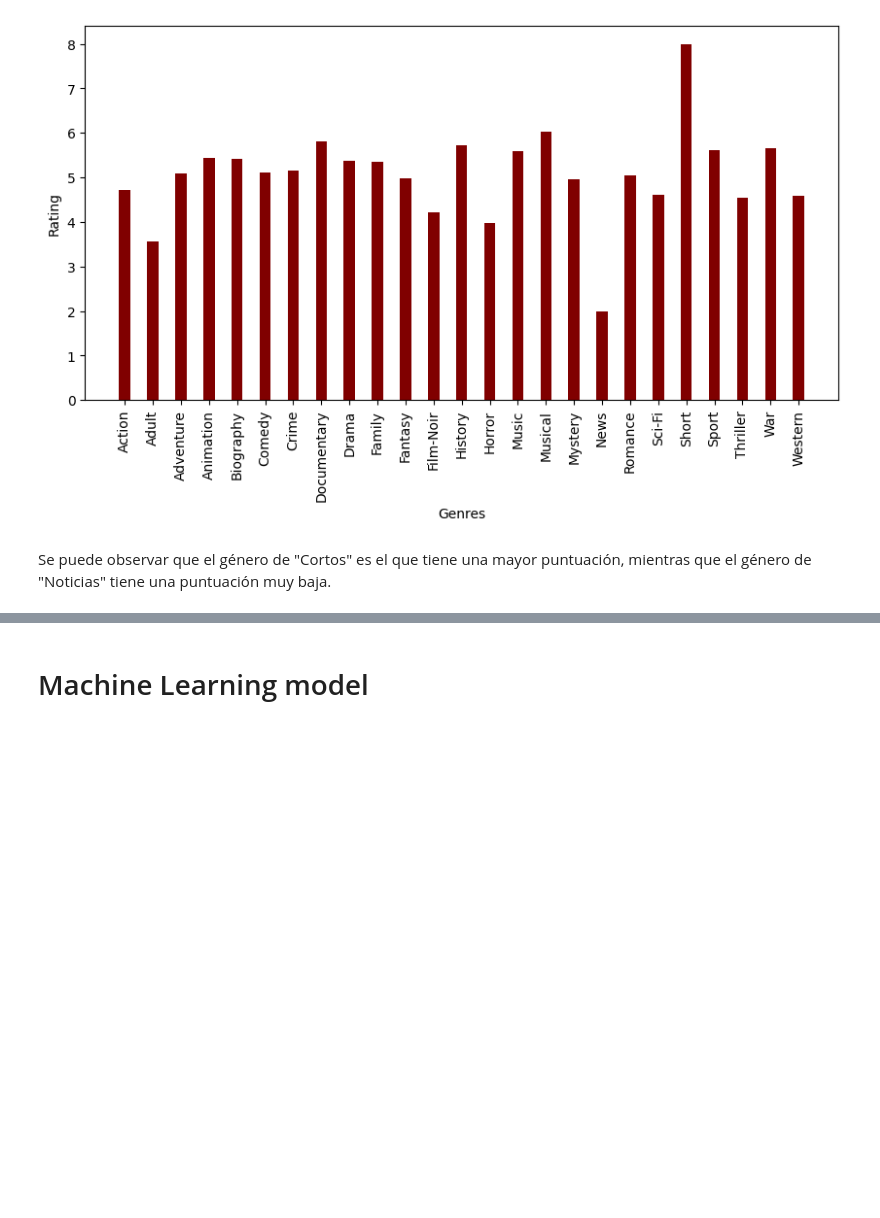
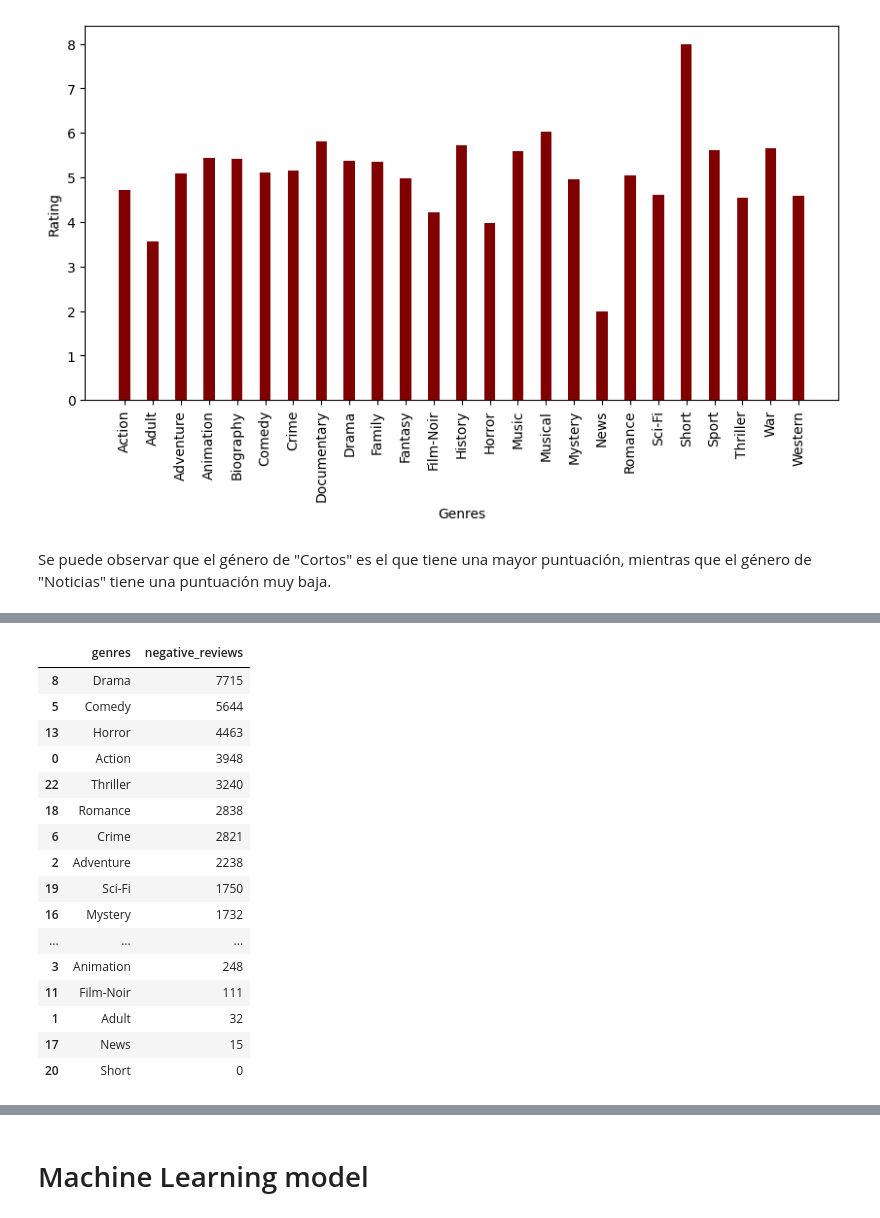
Before and after one commit to Pablot123/TGL_FinalProject, a Jupyter notebook: data_analisis.ipynb, the cells around one changed output, grey strips where cells are left out. Drawn from its saved outputs; the diff is of its cells as text; code cells hidden in the pictures; blank space fills up the shorter version.

```diff
--- a/data_analisis.ipynb
+++ b/data_analisis.ipynb
@@ -224,0 +321,22 @@ Se puede observar que el género de "Cortos" es el que tiene una mayor puntuaci
+# %%
+# Top de generos con mas reviews negativas
+df_genres_sort = pd.DataFrame([[key, dict_genres[key][1]] for key in dict_genres.keys()], columns=['genres', 'negative_reviews'])
+df_genres_sort.sort_values('negative_reviews',ascending=False)
+# %% [output]
+|  | genres | negative_reviews |
+| 8 | Drama | 7715 |
+| 5 | Comedy | 5644 |
+| 13 | Horror | 4463 |
+| 0 | Action | 3948 |
+| 22 | Thriller | 3240 |
+| 18 | Romance | 2838 |
+| 6 | Crime | 2821 |
+| 2 | Adventure | 2238 |
+| 19 | Sci-Fi | 1750 |
+| 16 | Mystery | 1732 |
+| ... | ... | ... |
+| 3 | Animation | 248 |
+| 11 | Film-Noir | 111 |
+| 1 | Adult | 32 |
+| 17 | News | 15 |
+| 20 | Short | 0 |
```
Also changed, not shown: parts of 9 cells of this notebook.
